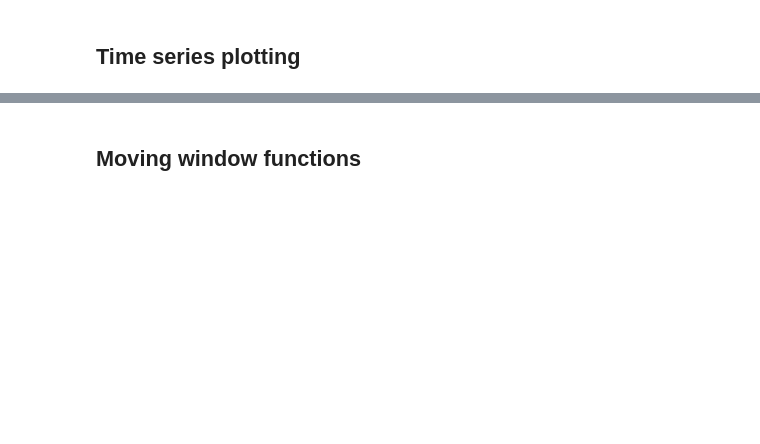
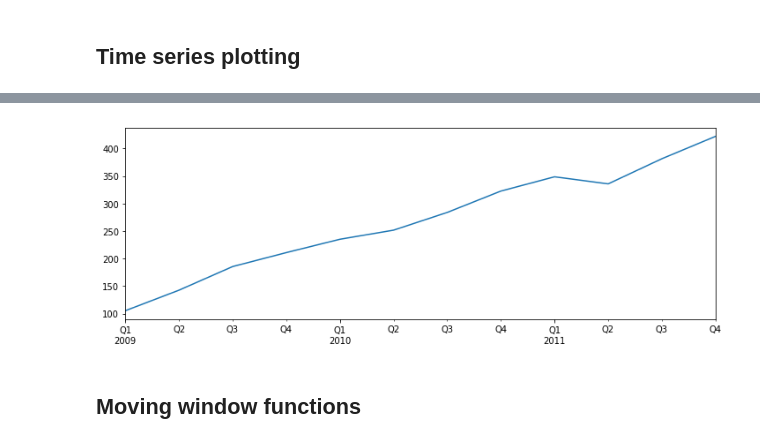
Before and after one commit to BigDataLearnin/python-for-data-analysis, a Jupyter notebook: Rui_chapter10.ipynb, the cells around one changed output, grey strips where cells are left out. Saved outputs shown, nothing was run; the diff lists cells and outputs as text; code cells hidden in the pictures; blank space fills up the shorter version.

```diff
--- a/Rui_chapter10.ipynb
+++ b/Rui_chapter10.ipynb
@@ -1080,6 +1241,9 @@ close_px['AAPL'].ix['01-2011':'03-2011'].plot()
 # %%
-appl_q = close_px['AAPL'].resample('Q-DEC', fill_method='ffill')
-appl_q.ix['2009':].plot()
+appl_q = close_px['AAPL'].resample('Q-DEC').ffill()
+appl_q.loc['2009':].plot()
+plt.show()
+# %% [output]
+[figure, added]
 # %% [markdown]
 ## Moving window functions
 # %%
```
Also changed, not shown: parts of 37 cells of this notebook.
